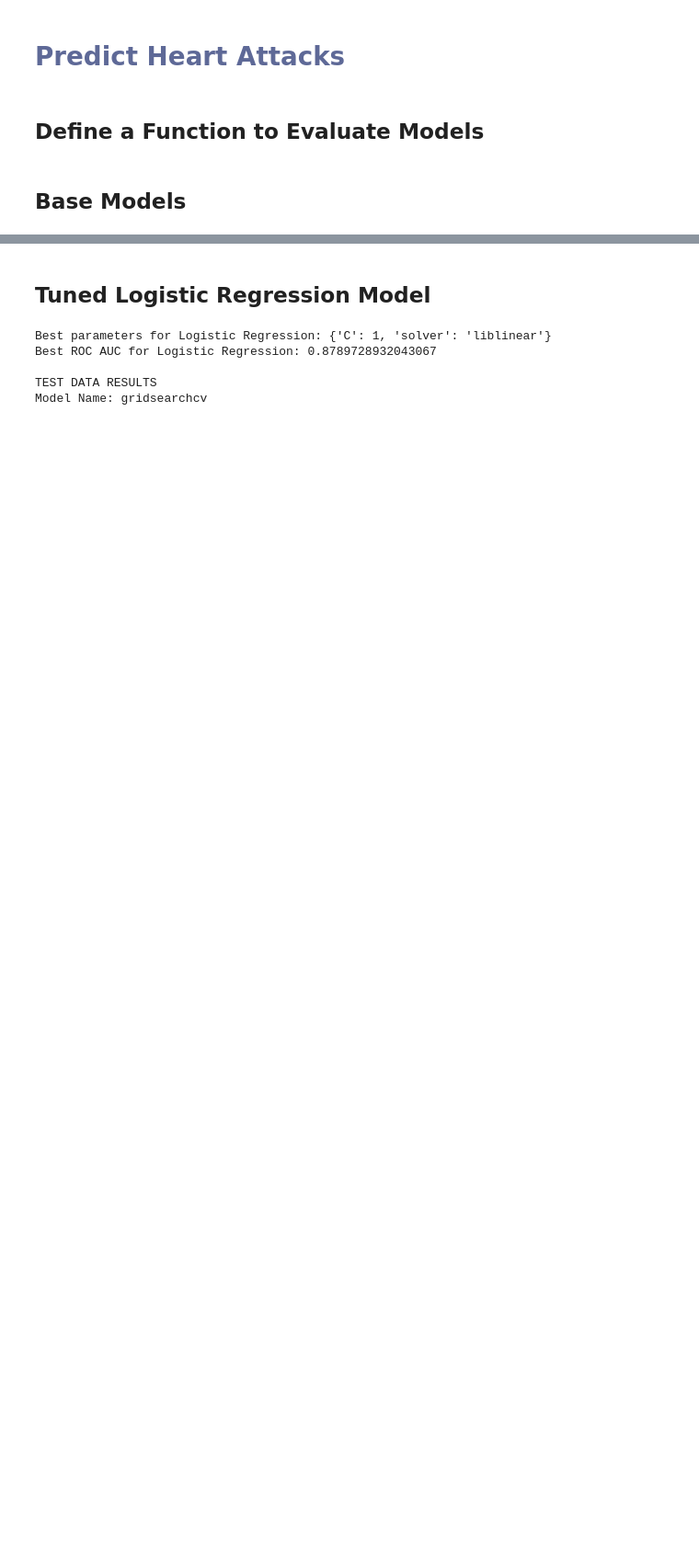
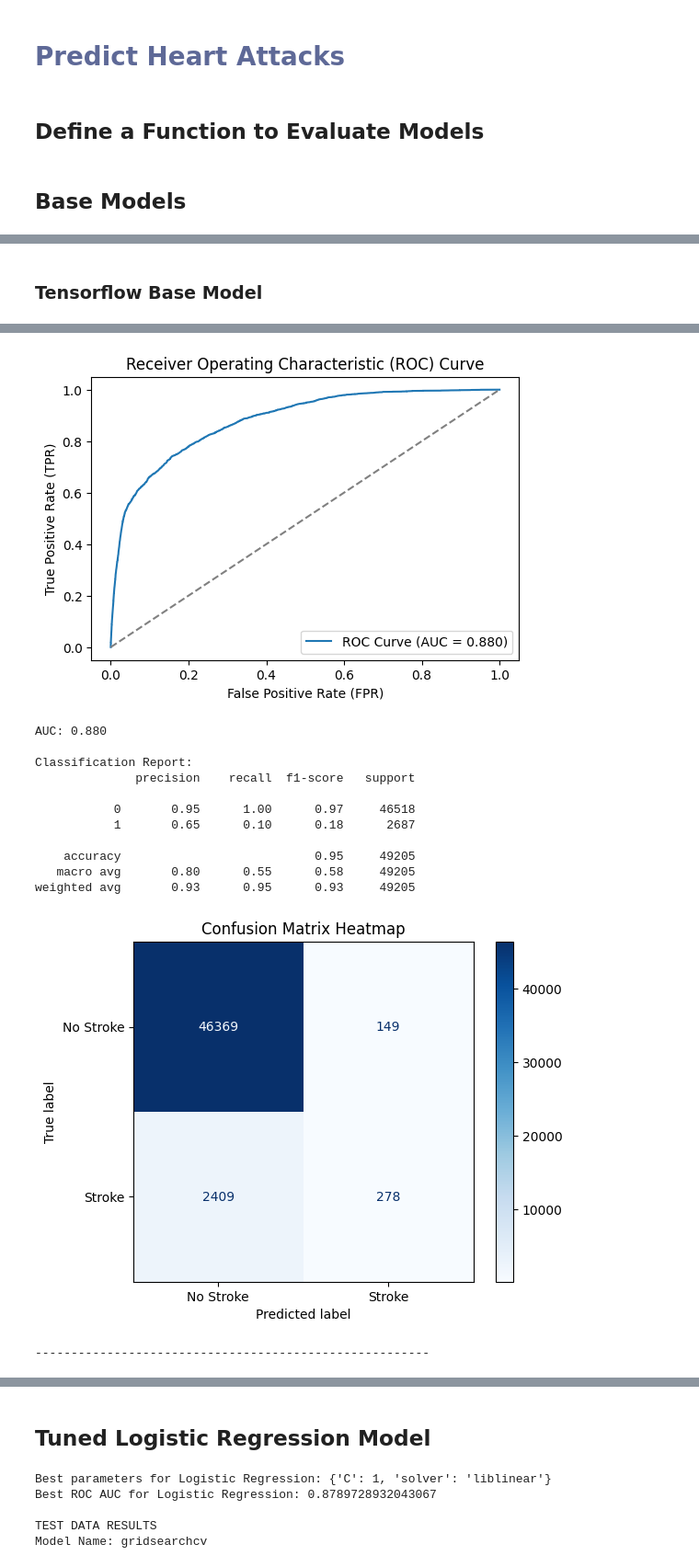
Before and after one commit to johnpospisil/heart-disease, a Jupyter notebook: heart-disease-prediction.ipynb, the cells around one changed output, grey strips where cells are left out. Shown at 92% size. Drawn from its saved outputs; the diff is of its cells as text; code cells hidden in the pictures; blank space fills up the shorter version.

Commit message:
Add tensorflow base model.

```diff
--- a/heart-disease-prediction.ipynb
+++ b/heart-disease-prediction.ipynb
@@ -768,3 +905,34 @@ Classification Report:
 weighted avg       0.94      0.95      0.94     49205
 [figure]
 ... (5 outputs left out)
+# %% [markdown]
+### Tensorflow Base Model
+# %%
+from tensorflow.keras.models import Sequential
+from tensorflow.keras.layers import Input, Dense, Dropout
+from tensorflow.keras.optimizers import Adam
+
+# Define a TensorFlow model
+def create_tensorflow_model(input_shape):
+    model = Sequential([
+        Input(shape=(input_shape,)),  # Explicit Input layer
+        Dense(64, activation='relu'),
+        Dropout(0.2),
+        Dense(32, activation='relu'),
+        Dense(1, activation='sigmoid')  # Binary classification
+    ])
+    model.compile(optimizer=Adam(learning_rate=0.001),
+                  loss='binary_crossentropy',
+                  metrics=['accuracy'])
+    return model
+
+# Initialize and train the TensorFlow model
+tensorflow_model = create_tensorflow_model(X_train.shape[1])
+tensorflow_model.fit(X_train, y_train, epochs=10, batch_size=32, validation_split=0.2, verbose=1)
+
+# Evaluate the TensorFlow model
+loss, accuracy = tensorflow_model.evaluate(X_test, y_test)
+print(f"Test Loss: {loss:.4f}, Test Accuracy: {accuracy:.4f}")
+
+evaluate_model_performance(tensorflow_model, X_test, y_test)
+# %% [output]
@@ -771,3 +956,17 @@ weighted avg       0.94      0.95      0.94     49205
+[figure, added]
+AUC: 0.880
+
+Classification Report:
+              precision    recall  f1-score   support
+
+           0       0.95      1.00      0.97     46518
+           1       0.65      0.10      0.18      2687
+
+    accuracy                           0.95     49205
+   macro avg       0.80      0.55      0.58     49205
+weighted avg       0.93      0.95      0.93     49205
+[figure, added]
+-------------------------------------------------------
 # %% [markdown]
 ### How I Will Improving Models in the Fine-Tuning Process:
 1. **Hyperparameter Tuning**: Use GridSearchCV to optimize hyperparameters for each model.
```
Also changed, not shown: parts of 12 cells of this notebook.
